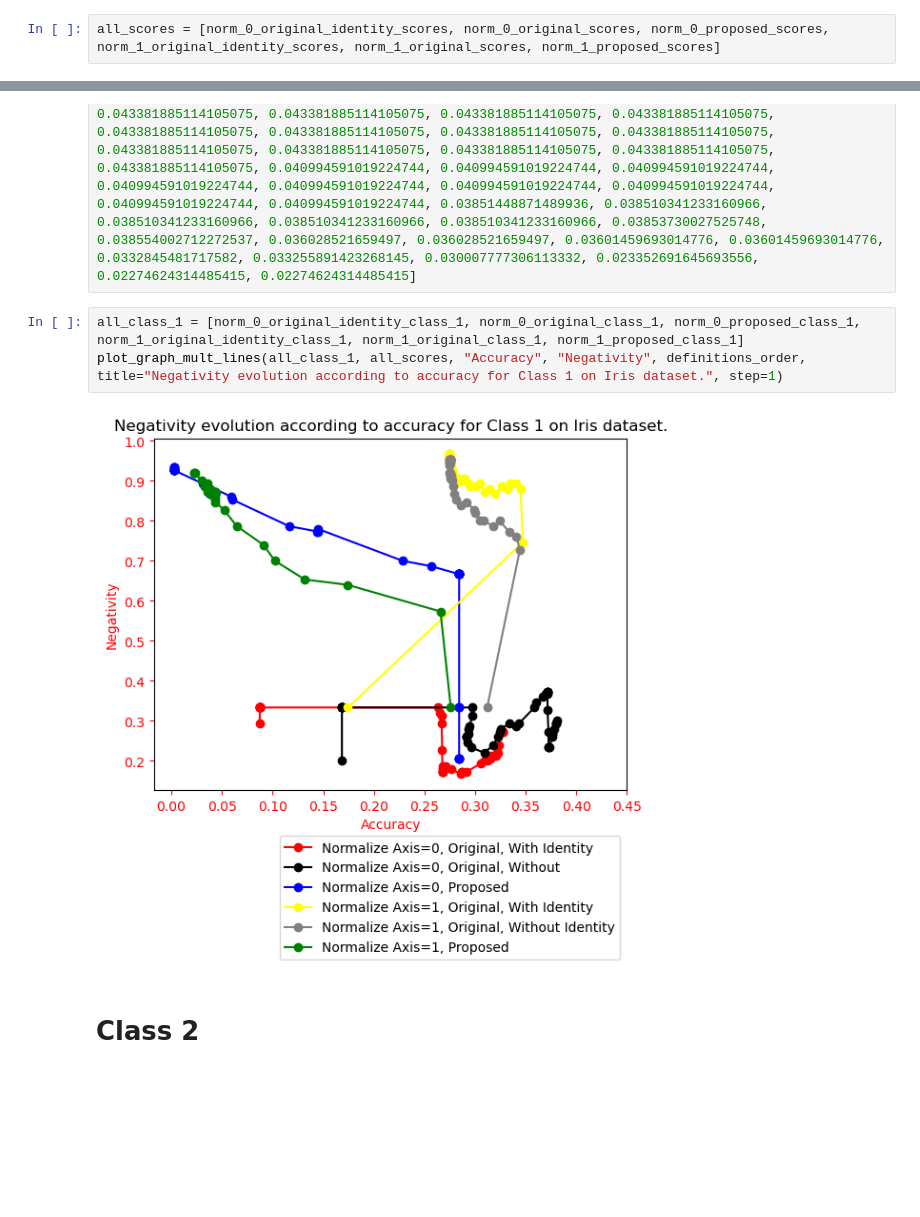
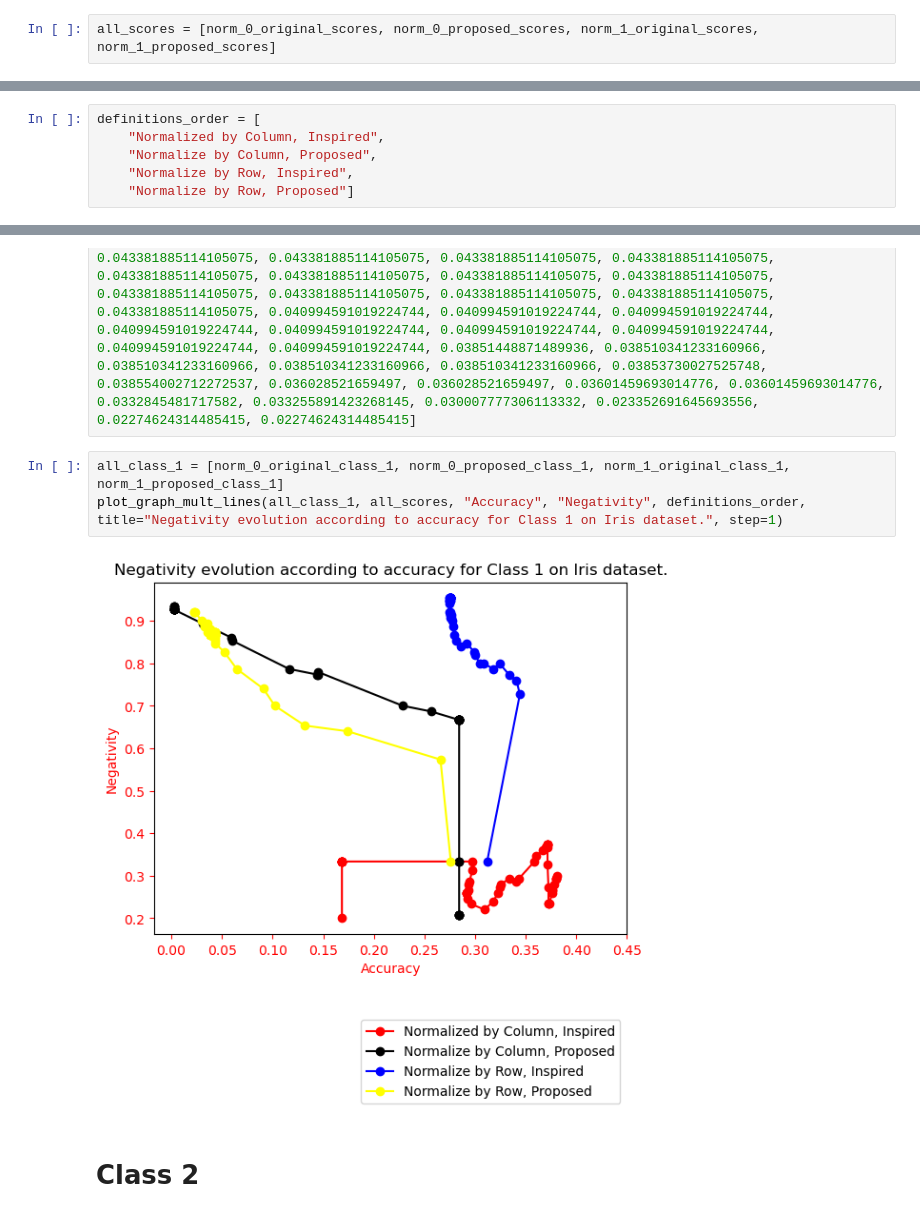
Before and after one commit to EduardoBrito97/icq-studies, a Jupyter notebook: experiments/Iris/Entanglement/Negativity-Analysis.ipynb, the cells around one changed output, grey strips where cells are left out. Cells and saved outputs as stored; diff of their text form; blank space fills up the shorter version.

```diff
--- a/experiments/Iris/Entanglement/Negativity-Analysis.ipynb
+++ b/experiments/Iris/Entanglement/Negativity-Analysis.ipynb
@@ -43,4 +43,4 @@ norm_1_original_scores = [0.33333333333333337, 0.7266666666666667, 0.76, 0.77333
 
 norm_1_proposed_scores = [0.33333333333333337, 0.5733333333333334, 0.64, 0.6533333333333334, 0.7, 0.74, 0.7866666666666667, 0.8266666666666665, 0.8466666666666667, 0.8533333333333333, 0.86, 0.8666666666666666, 0.8733333333333333, 0.8733333333333333, 0.8733333333333333, 0.8733333333333333, 0.8666666666666666, 0.8666666666666666, 0.8666666666666666, 0.8666666666666666, 0.8666666666666666, 0.8666666666666666, 0.8666666666666666, 0.8666666666666666, 0.8666666666666666, 0.8666666666666666, 0.8666666666666666, 0.8666666666666666, 0.8666666666666666, 0.8666666666666666, 0.8666666666666666, 0.8666666666666666, 0.8666666666666666, 0.8666666666666666, 0.8666666666666666, 0.8666666666666666, 0.8666666666666666, 0.8666666666666666, 0.8666666666666666, 0.8800000000000001, 0.8733333333333334, 0.8866666666666667, 0.8866666666666667, 0.8933333333333333, 0.8866666666666667, 0.8866666666666667, 0.9, 0.9200000000000002, 0.9200000000000002, 0.9200000000000002]
 # %%
-all_scores = [norm_0_original_identity_scores, norm_0_original_scores, norm_0_proposed_scores, norm_1_original_identity_scores, norm_1_original_scores, norm_1_proposed_scores]
+all_scores = [norm_0_original_scores, norm_0_proposed_scores, norm_1_original_scores, norm_1_proposed_scores]
@@ -55,3 +47,9 @@ definitions_order = [
+# %%
+definitions_order = [
+    "Normalized by Column, Inspired",
+    "Normalize by Column, Proposed",
+    "Normalize by Row, Inspired",
+    "Normalize by Row, Proposed"]
 # %%
 epochs = list(range(1, 1000, 20))
 all_epochs = [epochs, epochs, epochs, epochs, epochs, epochs]
@@ -89,10 +87,10 @@ norm_1_original_class_1 = [0.31191029171411927, 0.3442169240072695, 0.3409429998
 
 norm_1_proposed_class_1 = [0.27599811583257206, 0.26580960937259696, 0.17405069861920702, 0.13181870968389323, 0.10221375059105024, 0.09092785142878164, 0.06461746651123453, 0.052240185207010056, 0.043533065049760275, 0.04341024620358311, 0.043381885114105075, 0.043381885114105075, 0.043381885114105075, 0.043381885114105075, 0.043381885114105075, 0.043381885114105075, 0.043381885114105075, 0.043381885114105075, 0.043381885114105075, 0.043381885114105075, 0.043381885114105075, 0.043381885114105075, 0.043381885114105075, 0.043381885114105075, 0.040994591019224744, 0.040994591019224744, 0.040994591019224744, 0.040994591019224744, 0.040994591019224744, 0.040994591019224744, 0.040994591019224744, 0.040994591019224744, 0.040994591019224744, 0.03851448871489936, 0.038510341233160966, 0.038510341233160966, 0.038510341233160966, 0.038510341233160966, 0.03853730027525748, 0.038554002712272537, 0.036028521659497, 0.036028521659497, 0.03601459693014776, 0.03601459693014776, 0.0332845481717582, 0.033255891423268145, 0.030007777306113332, 0.023352691645693556, 0.02274624314485415, 0.02274624314485415]
 # %%
-all_class_1 = [norm_0_original_identity_class_1, norm_0_original_class_1, norm_0_proposed_class_1, norm_1_original_identity_class_1, norm_1_original_class_1, norm_1_proposed_class_1]
+all_class_1 = [norm_0_original_class_1, norm_0_proposed_class_1, norm_1_original_class_1, norm_1_proposed_class_1]
 plot_graph_mult_lines(all_class_1, all_scores, "Accuracy", "Negativity", definitions_order, title="Negativity evolution according to accuracy for Class 1 on Iris dataset.", step=1)
 # %% [output]
-[figure, old version]
+[figure, new version]
 # %% [markdown]
 # Class 2
 # %%
```
Also changed, not shown: parts of 5 cells of this notebook, 10 other files.
